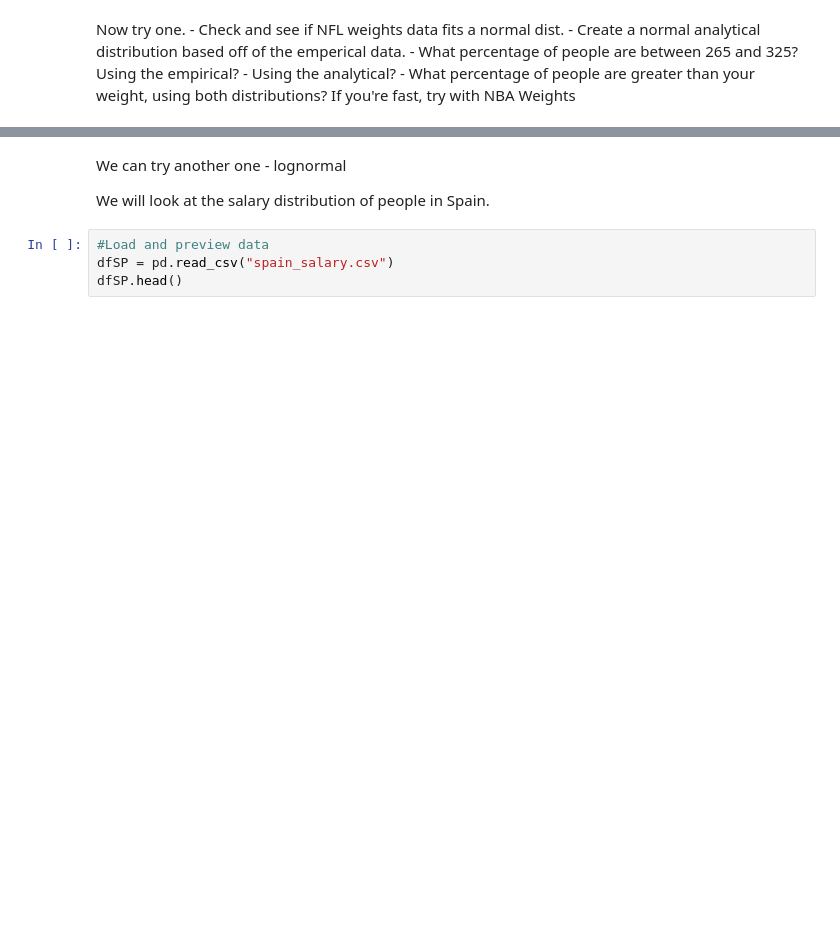
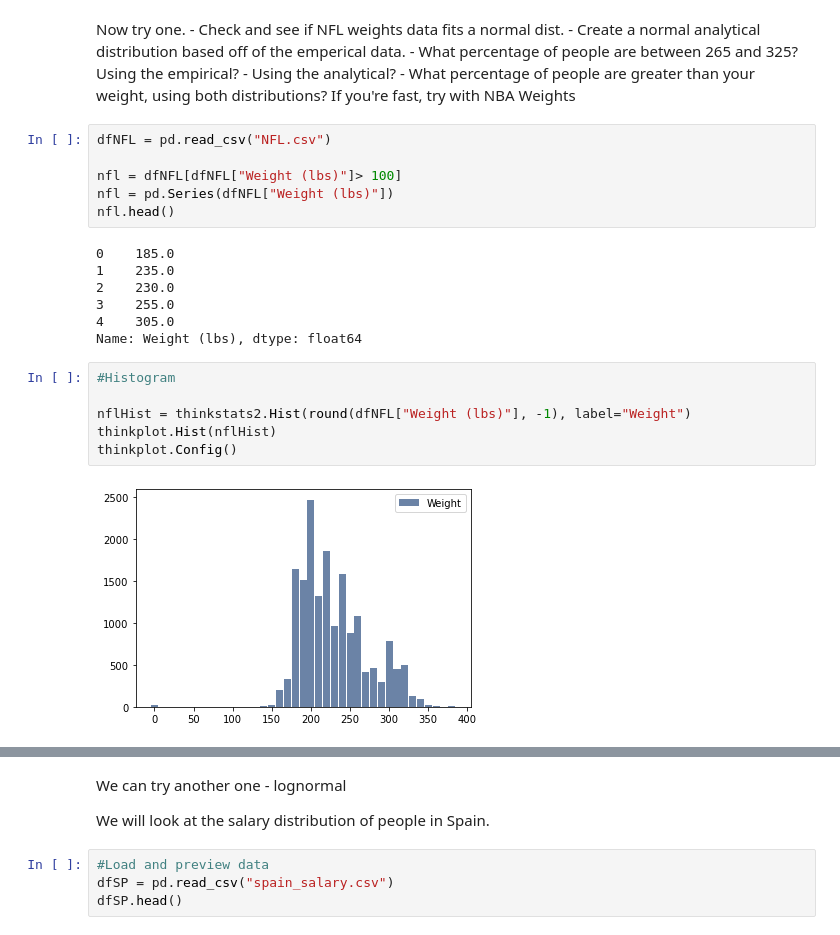
Before and after one commit to ymastan/BasicClassExamples, a Jupyter notebook: 007_Analytical_Dist.ipynb, the cells around one changed output, grey strips where cells are left out. Drawn from its saved outputs; the diff is of its cells as text; blank space fills up the shorter version.

```diff
--- a/007_Analytical_Dist.ipynb
+++ b/007_Analytical_Dist.ipynb
@@ -87,3 +123,24 @@ Now try one.
     - Using the analytical?
     - What percentage of people are greater than your weight, using both distributions?
 If you're fast, try with NBA Weights
+# %%
+dfNFL = pd.read_csv("NFL.csv")
+
+nfl = dfNFL[dfNFL["Weight (lbs)"]> 100]
+nfl = pd.Series(dfNFL["Weight (lbs)"])
+nfl.head()
+# %% [output]
+0    185.0
+1    235.0
+2    230.0
+3    255.0
+4    305.0
+Name: Weight (lbs), dtype: float64
+# %%
+#Histogram
+
+nflHist = thinkstats2.Hist(round(dfNFL["Weight (lbs)"], -1), label="Weight")
+thinkplot.Hist(nflHist)
+thinkplot.Config()
+# %% [output]
+[figure, added]
```
Also changed, not shown: parts of 38 cells of this notebook, 1 other file.
